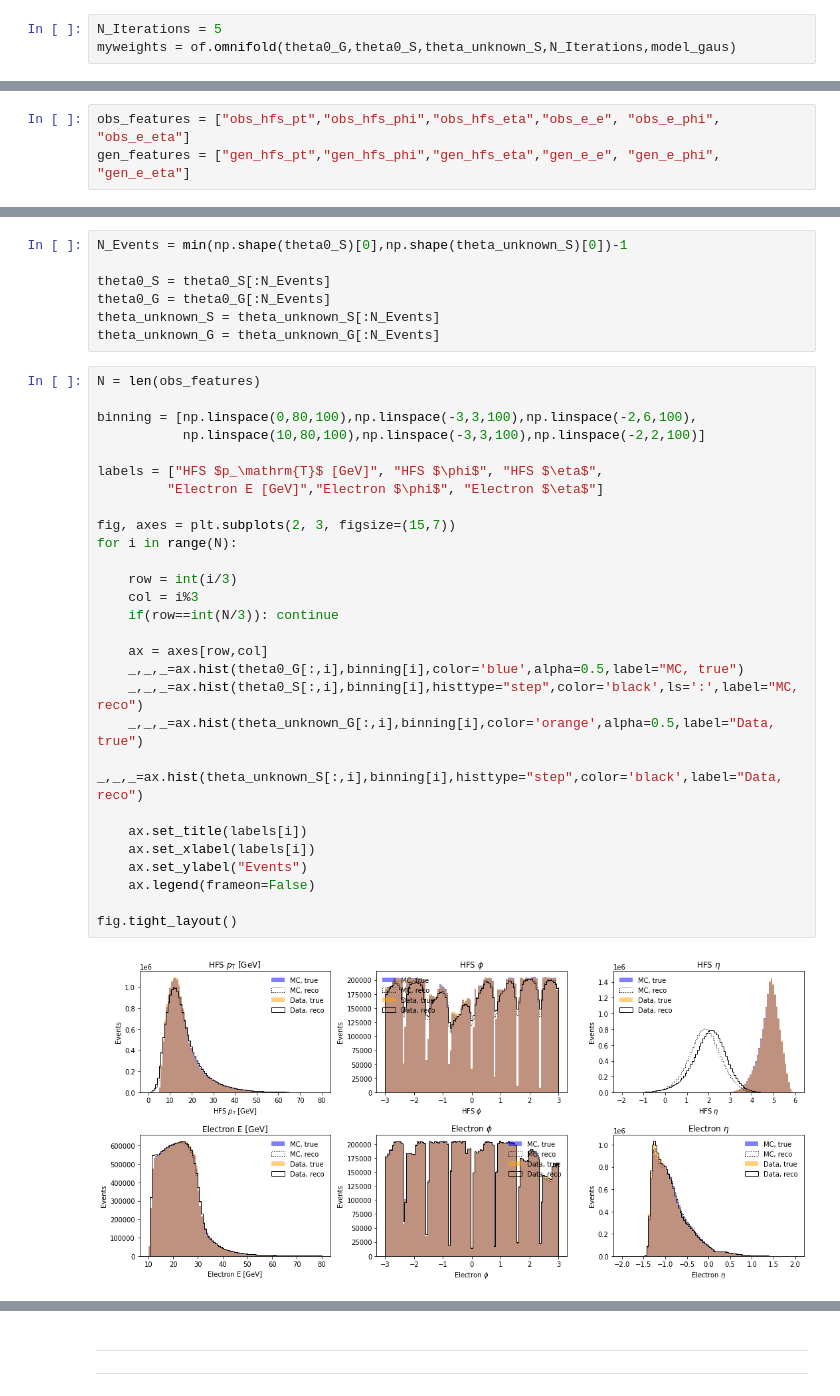
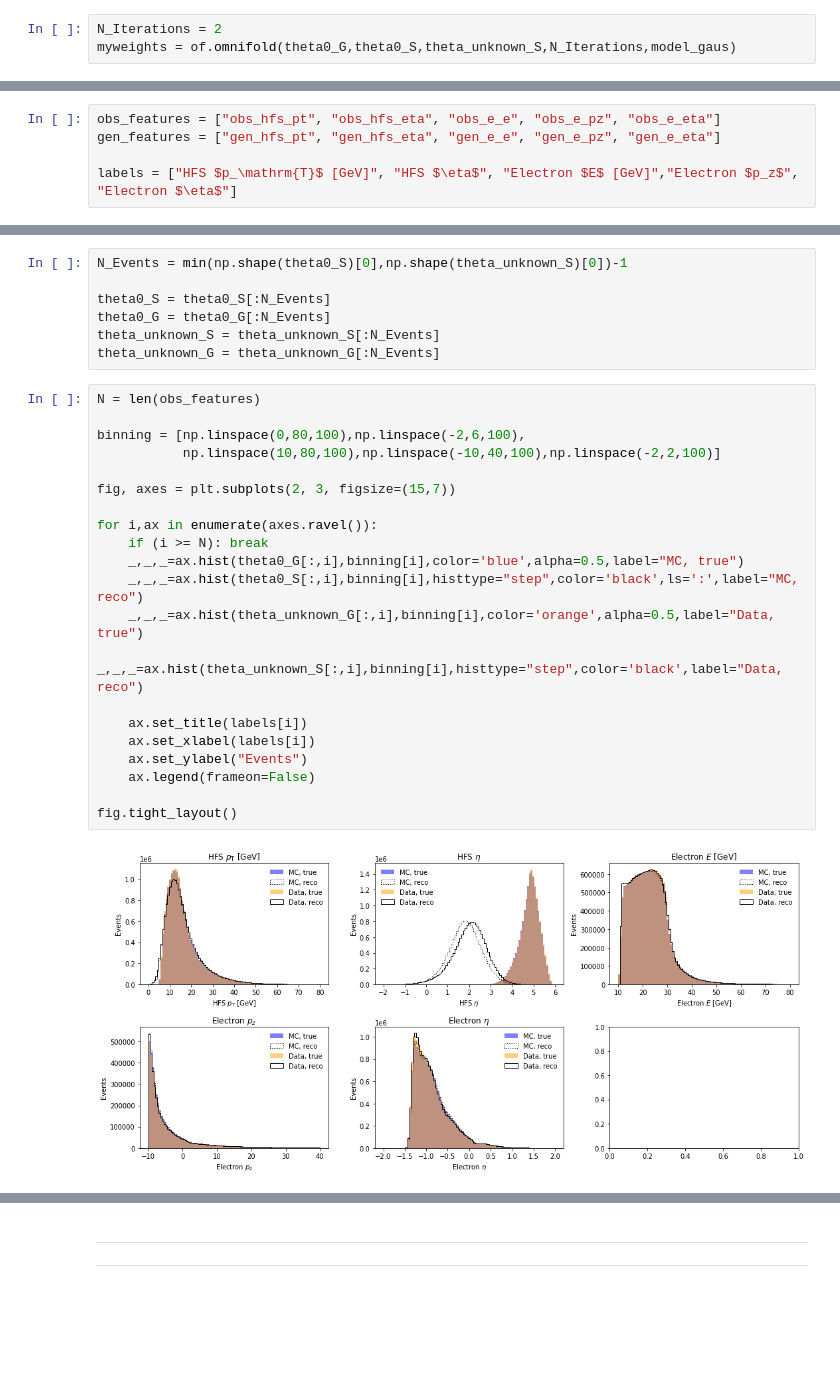
Before and after one commit to ftoralesacosta/AI4EIC_Omnifold, a Jupyter notebook: DIS_Omnifold.ipynb, the cells around one changed output, grey strips where cells are left out. Drawn from its saved outputs; the diff is of its cells as text; blank space fills up the shorter version.

```diff
--- a/DIS_Omnifold.ipynb
+++ b/DIS_Omnifold.ipynb
@@ -72,3 +75,3 @@ model_gaus = Model(inputs=inputs, outputs=outputs)
 # %%
-N_Iterations = 5
+N_Iterations = 2
 myweights = of.omnifold(theta0_G,theta0_S,theta_unknown_S,N_Iterations,model_gaus)
@@ -135,6 +143,8 @@ synth_df.head(3) #look at 3 entries
 # %%
-obs_features = ["obs_hfs_pt","obs_hfs_phi","obs_hfs_eta","obs_e_e", "obs_e_phi", "obs_e_eta"]
-gen_features = ["gen_hfs_pt","gen_hfs_phi","gen_hfs_eta","gen_e_e", "gen_e_phi", "gen_e_eta"]
+obs_features = ["obs_hfs_pt", "obs_hfs_eta", "obs_e_e", "obs_e_pz", "obs_e_eta"]
+gen_features = ["gen_hfs_pt", "gen_hfs_eta", "gen_e_e", "gen_e_pz", "gen_e_eta"]
+
+labels = ["HFS $p_\mathrm{T}$ [GeV]", "HFS $\eta$", "Electron $E$ [GeV]","Electron $p_z$", "Electron $\eta$"]
 # %%
 theta_unknown_S = natural_df[obs_features].to_numpy() #Reconstructed Data
 theta_unknown_G = natural_df[gen_features].to_numpy() #Nature, which unfolded data approaches
@@ -155,33 +165,26 @@ theta_unknown_G = theta_unknown_G[:N_Events]
 # %%
 N = len(obs_features)
 
-binning = [np.linspace(0,80,100),np.linspace(-3,3,100),np.linspace(-2,6,100),
-           np.linspace(10,80,100),np.linspace(-3,3,100),np.linspace(-2,2,100)]
-
-labels = ["HFS $p_\mathrm{T}$ [GeV]", "HFS $\phi$", "HFS $\eta$",
-         "Electron E [GeV]","Electron $\phi$", "Electron $\eta$"]
+binning = [np.linspace(0,80,100),np.linspace(-2,6,100),
+           np.linspace(10,80,100),np.linspace(-10,40,100),np.linspace(-2,2,100)]
 
 fig, axes = plt.subplots(2, 3, figsize=(15,7))
-for i in range(N):
 
-    row = int(i/3)
-    col = i%3
-    if(row==int(N/3)): continue
-
-    ax = axes[row,col]
+for i,ax in enumerate(axes.ravel()):
+    if (i >= N): break
     _,_,_=ax.hist(theta0_G[:,i],binning[i],color='blue',alpha=0.5,label="MC, true")
     _,_,_=ax.hist(theta0_S[:,i],binning[i],histtype="step",color='black',ls=':',label="MC, reco")
     _,_,_=ax.hist(theta_unknown_G[:,i],binning[i],color='orange',alpha=0.5,label="Data, true")
     _,_,_=ax.hist(theta_unknown_S[:,i],binning[i],histtype="step",color='black',label="Data, reco")
 
     ax.set_title(labels[i])
     ax.set_xlabel(labels[i])
     ax.set_ylabel("Events")
     ax.legend(frameon=False)
 
 fig.tight_layout()
 # %% [output]
-[figure, old version]
+[figure, new version]
 # %%
 inputs = Input((len(obs_features), ))
 hidden_layer_1 = Dense(50, activation='relu')(inputs)
```
Also changed, not shown: parts of 19 cells of this notebook.
